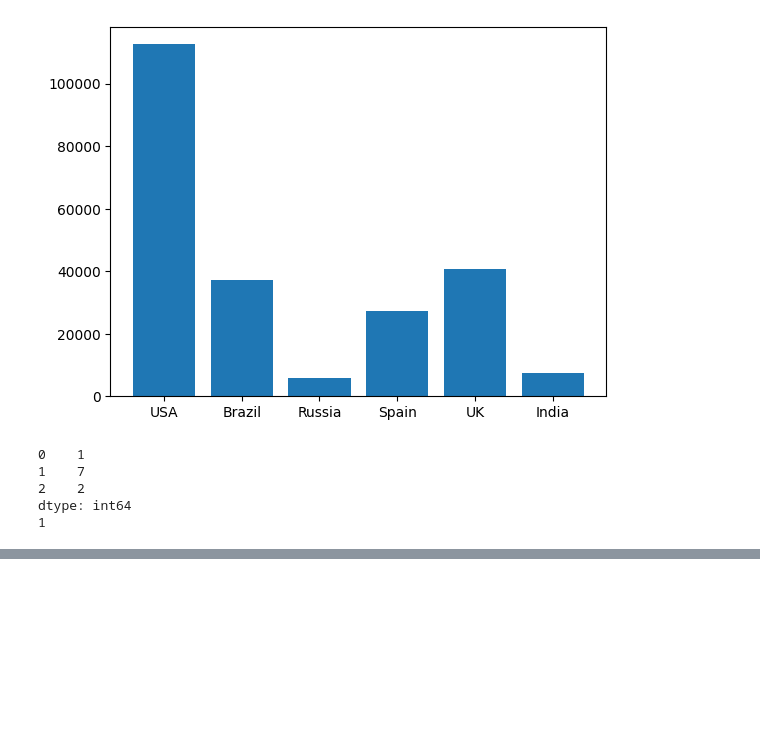
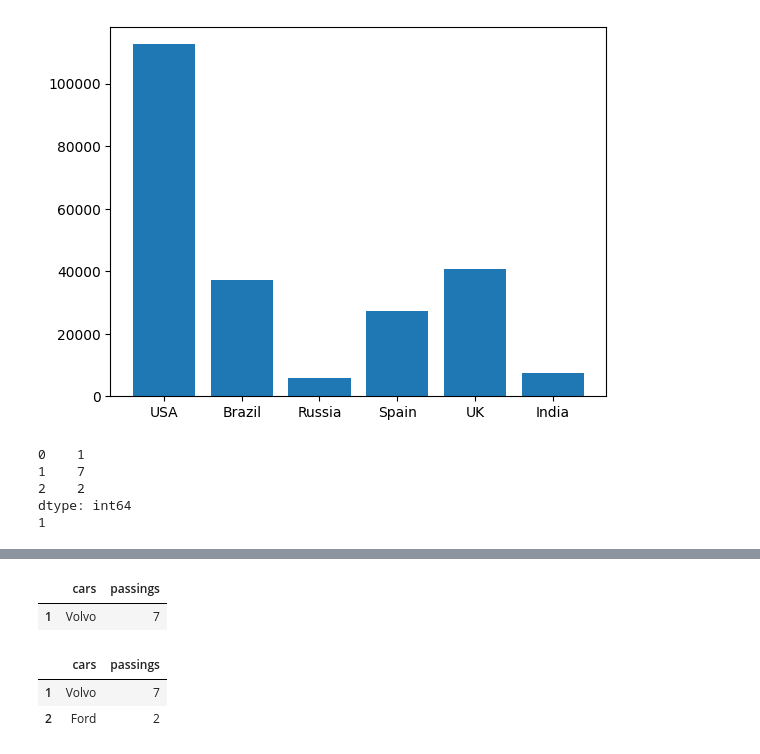
Before and after one commit to sashabel1/Cloud-tirgul, a Jupyter notebook: Cloud_practice_4.ipynb, the cells around one changed output, grey strips where cells are left out. Saved outputs shown, nothing was run; the diff lists cells and outputs as text; code cells hidden in the pictures; blank space fills up the shorter version.

```diff
--- a/Cloud_practice_4.ipynb
+++ b/Cloud_practice_4.ipynb
@@ -45,0 +165,12 @@ dtype: int64
+# %%
+import pandas as pd
+mydataset = {
+ 'cars': ['BMW','Volvo', 'Ford'],
+ 'passings': [3,7,2]
+}
+print(df)
+print()
+df = pd.DataFrame(mydataset)
+print(df[df['passings']>5])
+print()
+print(df[(df['passings']>5) | (df['cars']=='Ford')])
@@ -45,0 +189,11 @@ dtype: int64
+# %%
+df[df['passings']>5]
+# %% [output]
+|  | cars | passings |
+| 1 | Volvo | 7 |
+# %%
+df[(df['passings']>5) | (df['cars']=='Ford')]
+# %% [output]
+|  | cars | passings |
+| 1 | Volvo | 7 |
+| 2 | Ford | 2 |
```
Also changed, not shown: parts of 8 cells of this notebook.
